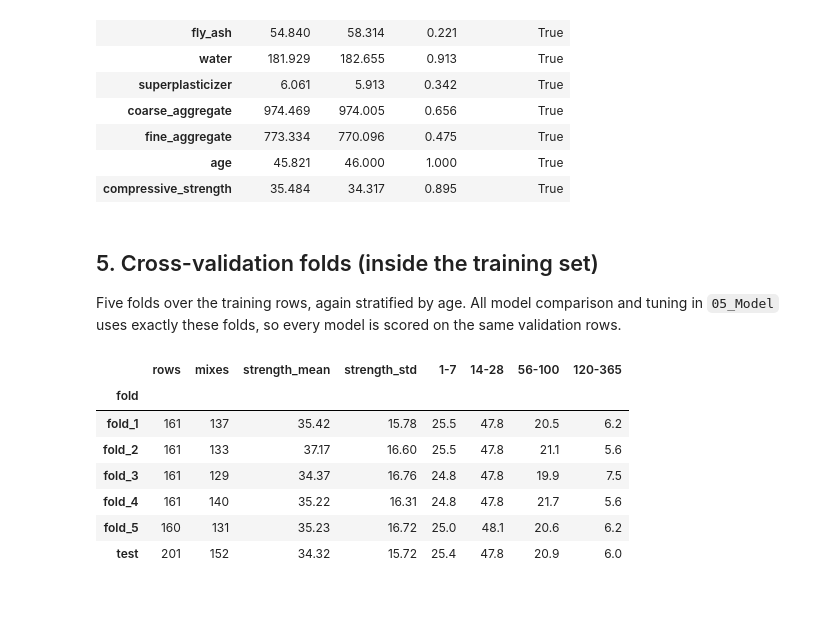
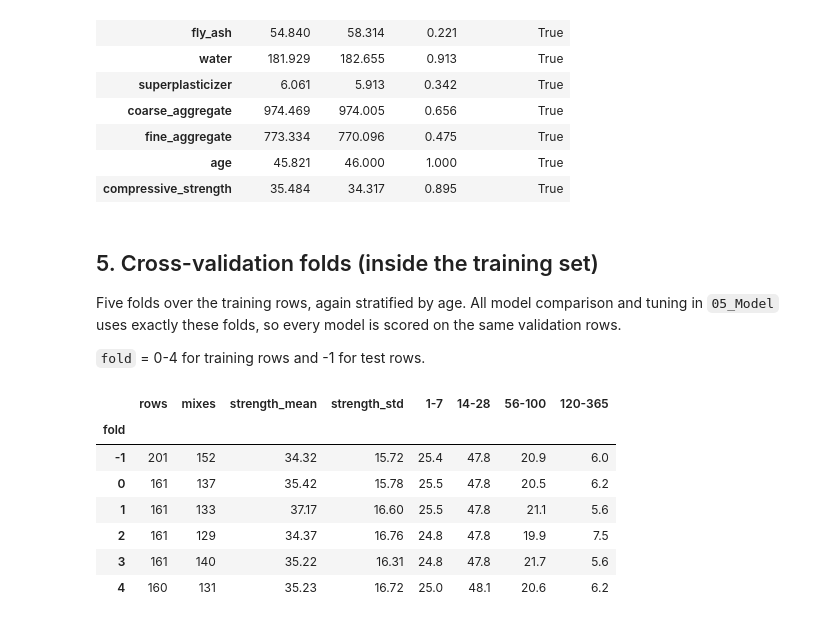
Before and after one commit to YashPame/StrengthCast, a Jupyter notebook: backend/ML/04_DataSplit.ipynb, the cells around one changed output. Drawn from its saved outputs; the diff is of its cells as text; code cells hidden in the pictures.

```diff
--- a/backend/ML/04_DataSplit.ipynb
+++ b/backend/ML/04_DataSplit.ipynb
@@ -108,24 +108,26 @@ Rows per age (%):
 ## 5. Cross-validation folds (inside the training set)
 
 Five folds over the training rows, again stratified by age. All model comparison and tuning in `05_Model` uses exactly these folds, so every model is scored on the same validation rows.
+
+`fold` = 0-4 for training rows and -1 for test rows.
 # %%
 train_pos = np.flatnonzero(df['split'].eq('train').to_numpy())
-df['fold'] = 'test'
+df['fold'] = -1
 skf = StratifiedKFold(n_splits=5, shuffle=True, random_state=SEED)
-for k, (_, val) in enumerate(skf.split(train_pos, strata.iloc[train_pos]), start=1):
-    df.loc[train_pos[val], 'fold'] = f'fold_{k}'
-assert (df.loc[train_pos, 'fold'] != 'test').all()
+for k, (_, val) in enumerate(skf.split(train_pos, strata.iloc[train_pos])):
+    df.loc[train_pos[val], 'fold'] = k
+assert (df.loc[train_pos, 'fold'] >= 0).all()
 
 age_group = pd.cut(df['age'], bins=[0, 7, 28, 100, 365], labels=['1-7', '14-28', '56-100', '120-365'])
 summary = df.groupby('fold').agg(rows=(TARGET, 'size'), mixes=('mix_id', 'nunique'),
                                  strength_mean=(TARGET, 'mean'), strength_std=(TARGET, 'std'))
-summary.join((pd.crosstab(df['fold'], age_group, normalize='index') * 100).round(1)).round(2)
+summary.join((pd.crosstab(df['fold'], age_group, normalize='index') * 100).round(1)).round(2)   # fold -1 = test set
 # %% [output]
 |  | rows | mixes | strength_mean | strength_std | 1-7 | 14-28 | 56-100 | 120-365 |
 | fold |  |  |  |  |  |  |  |  |
-| fold_1 | 161 | 137 | 35.42 | 15.78 | 25.5 | 47.8 | 20.5 | 6.2 |
-| fold_2 | 161 | 133 | 37.17 | 16.60 | 25.5 | 47.8 | 21.1 | 5.6 |
-| fold_3 | 161 | 129 | 34.37 | 16.76 | 24.8 | 47.8 | 19.9 | 7.5 |
-| fold_4 | 161 | 140 | 35.22 | 16.31 | 24.8 | 47.8 | 21.7 | 5.6 |
-| fold_5 | 160 | 131 | 35.23 | 16.72 | 25.0 | 48.1 | 20.6 | 6.2 |
-| test | 201 | 152 | 34.32 | 15.72 | 25.4 | 47.8 | 20.9 | 6.0 |
+| -1 | 201 | 152 | 34.32 | 15.72 | 25.4 | 47.8 | 20.9 | 6.0 |
+| 0 | 161 | 137 | 35.42 | 15.78 | 25.5 | 47.8 | 20.5 | 6.2 |
+| 1 | 161 | 133 | 37.17 | 16.60 | 25.5 | 47.8 | 21.1 | 5.6 |
+| 2 | 161 | 129 | 34.37 | 16.76 | 24.8 | 47.8 | 19.9 | 7.5 |
+| 3 | 161 | 140 | 35.22 | 16.31 | 24.8 | 47.8 | 21.7 | 5.6 |
+| 4 | 160 | 131 | 35.23 | 16.72 | 25.0 | 48.1 | 20.6 | 6.2 |
```
Also changed, not shown: parts of 7 cells of this notebook, 19 other files.
